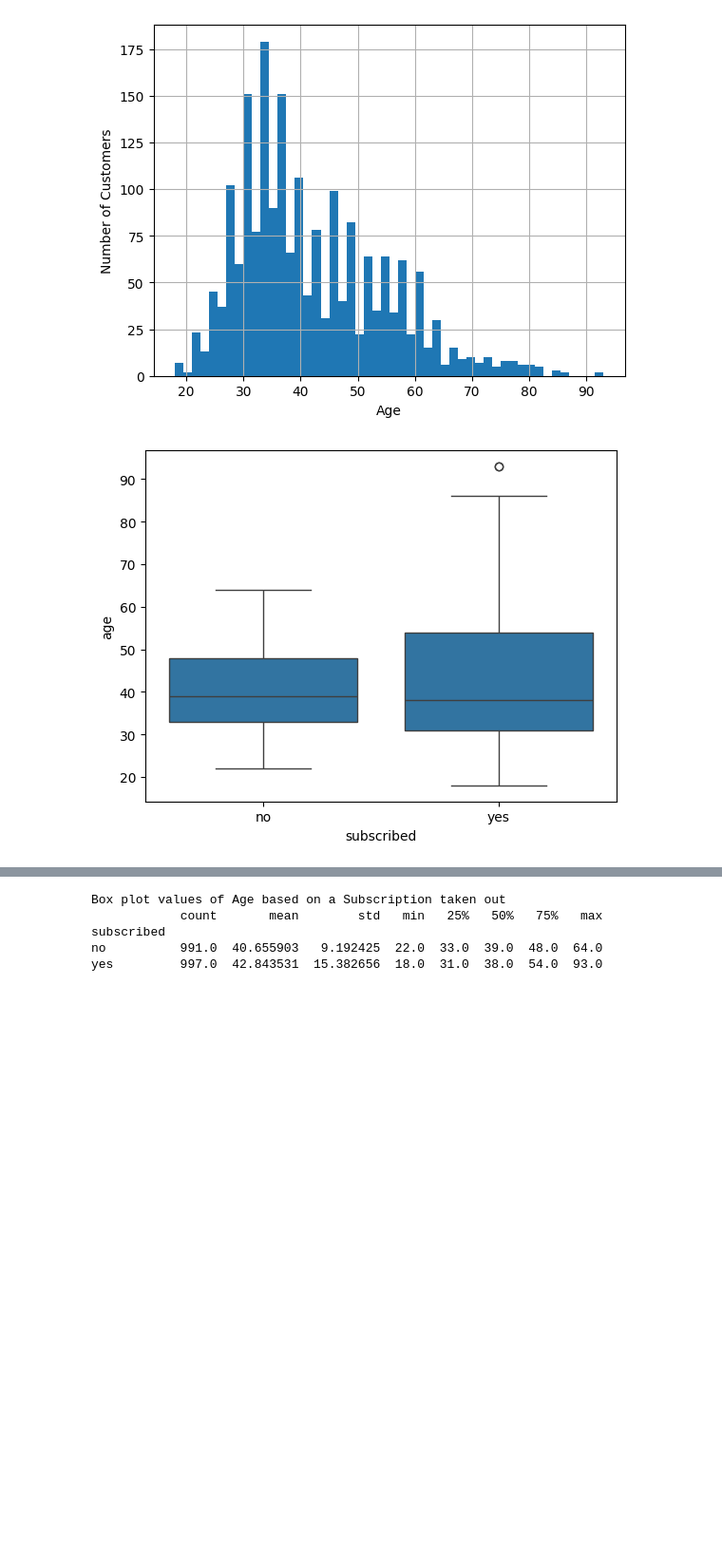
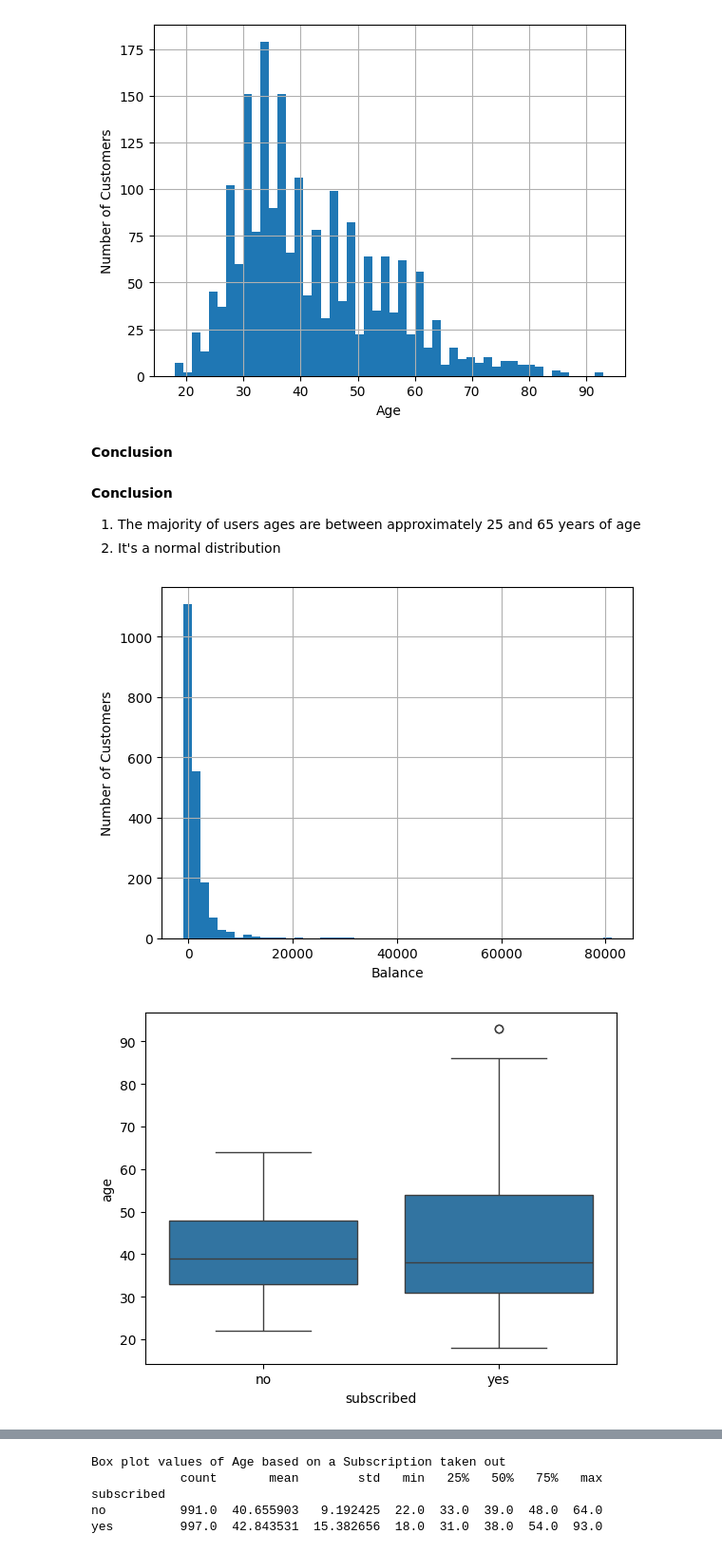
Before and after one commit to qaz73/ULAssignment-1, a Jupyter notebook: etivity1.ipynb, the cells around one changed output, grey strips where cells are left out. Shown at 95% size. Saved outputs shown, nothing was run; the diff lists cells and outputs as text; code cells hidden in the pictures; blank space fills up the shorter version.

Commit message:
more graphs for subscribed data

```diff
--- a/etivity1.ipynb
+++ b/etivity1.ipynb
@@ -124,10 +124,22 @@ plt.ylabel('Number of Customers');
 plt.show()
 # %% [output]
 [figure]
+# %% [markdown]
+**Conclusion**
+# %% [markdown]
+**Conclusion**
+1. The majority of users ages are between approximately 25 and 65 years of age
+1. It's a normal distribution
 # %%
+df['balance'].hist(bins=50);
+plt.xlabel('Balance');
+plt.ylabel('Number of Customers');
+plt.show()
+
 # age profile of those that subscribed
 data_without_nulls = df[['age','subscribed']].dropna()
 sns.boxplot(y='age', x = 'subscribed' ,data=data_without_nulls)
 plt.show()
 # %% [output]
-[figure, old version]
+[figure, new version]
+[figure, added]
```
Also changed, not shown: parts of 6 cells of this notebook.
